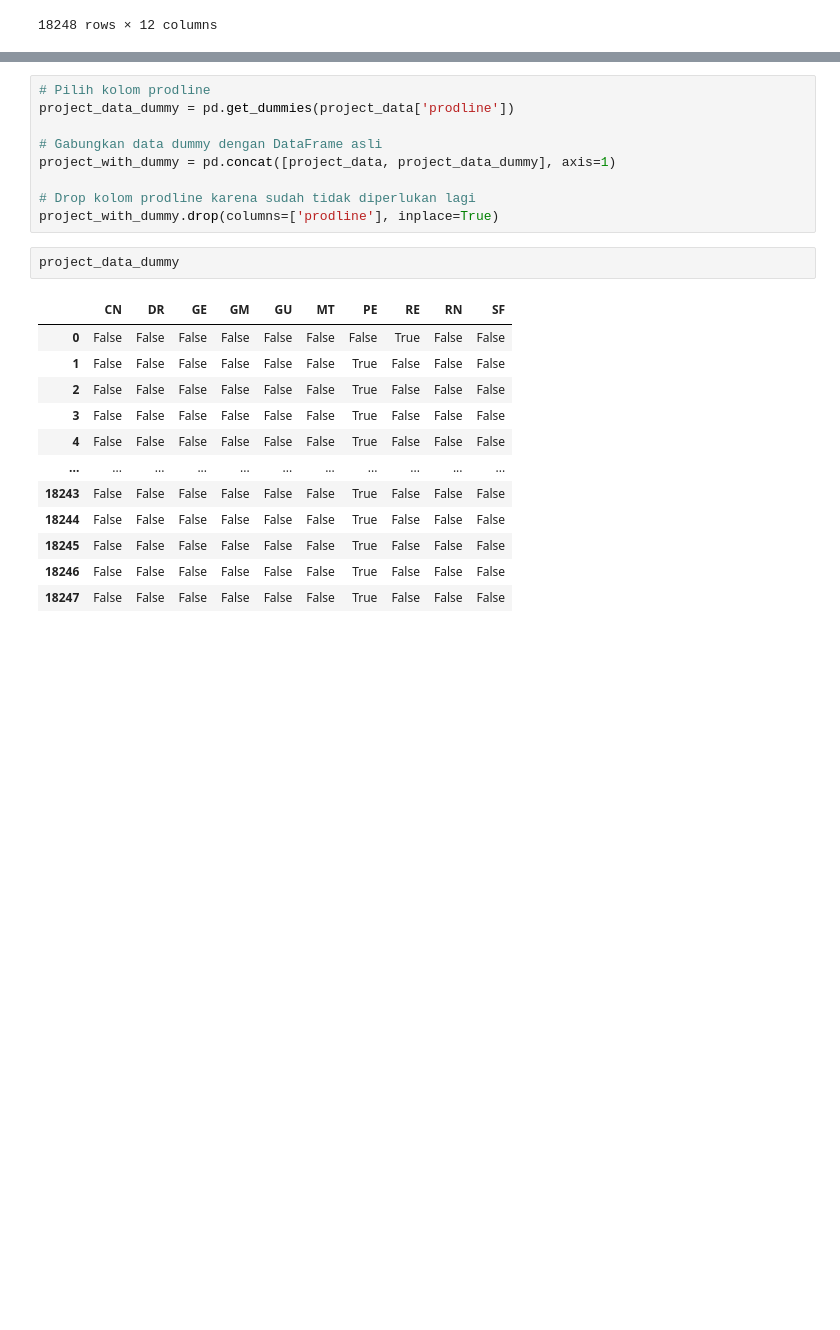
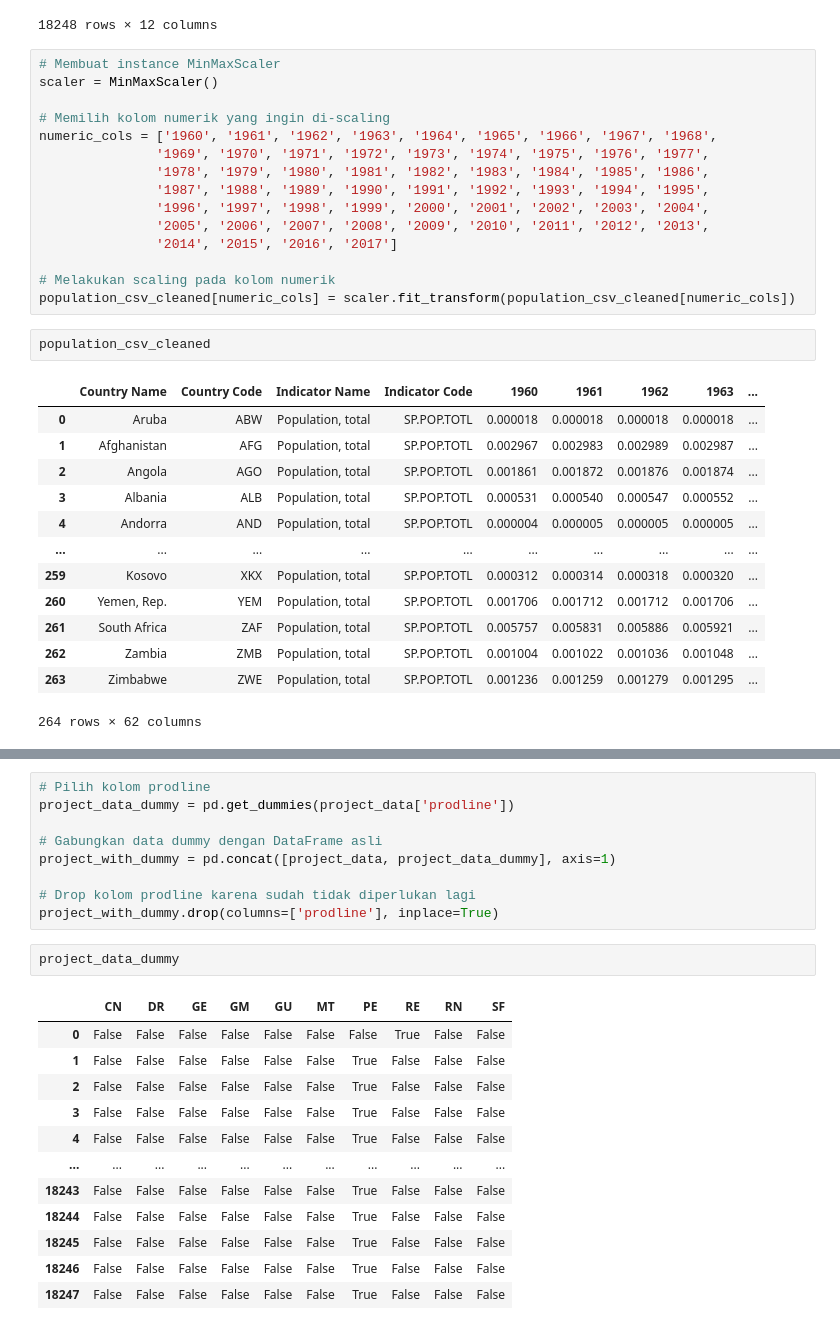
Before and after one commit to tifanafarr/TifanaFarisaKarima_DE_MiniProject, a Jupyter notebook: etl.ipynb, the cells around one changed output, grey strips where cells are left out. Saved outputs shown, nothing was run; the diff lists cells and outputs as text; blank space fills up the shorter version.

```diff
--- a/etl.ipynb
+++ b/etl.ipynb
@@ -898,3 +976,34 @@ project_data
 | 18246 | P037452 | Europe and Central Asia | Kingdom of the Netherlands;Kingdo... | PE | Structural Adjustment Loan | AD | 0 | ... |
 | 18247 | P037383 | Europe and Central Asia | French Republic;French Republic | PE | Structural Adjustment Loan | AD | 0 | ... |
 18248 rows × 12 columns
+# %%
+# Membuat instance MinMaxScaler
+scaler = MinMaxScaler()
+
+# Memilih kolom numerik yang ingin di-scaling
+numeric_cols = ['1960', '1961', '1962', '1963', '1964', '1965', '1966', '1967', '1968',
+               '1969', '1970', '1971', '1972', '1973', '1974', '1975', '1976', '1977',
+               '1978', '1979', '1980', '1981', '1982', '1983', '1984', '1985', '1986',
+               '1987', '1988', '1989', '1990', '1991', '1992', '1993', '1994', '1995',
+               '1996', '1997', '1998', '1999', '2000', '2001', '2002', '2003', '2004',
+               '2005', '2006', '2007', '2008', '2009', '2010', '2011', '2012', '2013',
+               '2014', '2015', '2016', '2017']
+
+# Melakukan scaling pada kolom numerik
+population_csv_cleaned[numeric_cols] = scaler.fit_transform(population_csv_cleaned[numeric_cols])
+# %%
+population_csv_cleaned
+# %% [output]
+|  | Country Name | Country Code | Indicator Name | Indicator Code | 1960 | 1961 | 1962 | 1963 | ... |
+| 0 | Aruba | ABW | Population, total | SP.POP.TOTL | 0.000018 | 0.000018 | 0.000018 | 0.000018 | ... |
+| 1 | Afghanistan | AFG | Population, total | SP.POP.TOTL | 0.002967 | 0.002983 | 0.002989 | 0.002987 | ... |
+| 2 | Angola | AGO | Population, total | SP.POP.TOTL | 0.001861 | 0.001872 | 0.001876 | 0.001874 | ... |
+| 3 | Albania | ALB | Population, total | SP.POP.TOTL | 0.000531 | 0.000540 | 0.000547 | 0.000552 | ... |
+| 4 | Andorra | AND | Population, total | SP.POP.TOTL | 0.000004 | 0.000005 | 0.000005 | 0.000005 | ... |
+| ... | ... | ... | ... | ... | ... | ... | ... | ... | ... |
+| 259 | Kosovo | XKX | Population, total | SP.POP.TOTL | 0.000312 | 0.000314 | 0.000318 | 0.000320 | ... |
+| 260 | Yemen, Rep. | YEM | Population, total | SP.POP.TOTL | 0.001706 | 0.001712 | 0.001712 | 0.001706 | ... |
+| 261 | South Africa | ZAF | Population, total | SP.POP.TOTL | 0.005757 | 0.005831 | 0.005886 | 0.005921 | ... |
+| 262 | Zambia | ZMB | Population, total | SP.POP.TOTL | 0.001004 | 0.001022 | 0.001036 | 0.001048 | ... |
+| 263 | Zimbabwe | ZWE | Population, total | SP.POP.TOTL | 0.001236 | 0.001259 | 0.001279 | 0.001295 | ... |
+264 rows × 62 columns
```
Also changed, not shown: parts of 29 cells of this notebook, 5 other files.
